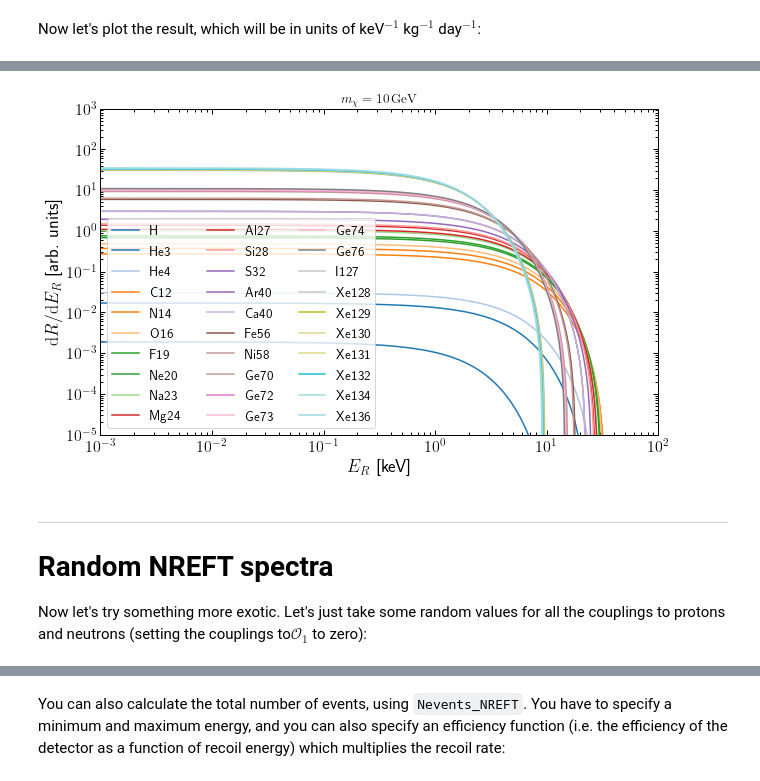
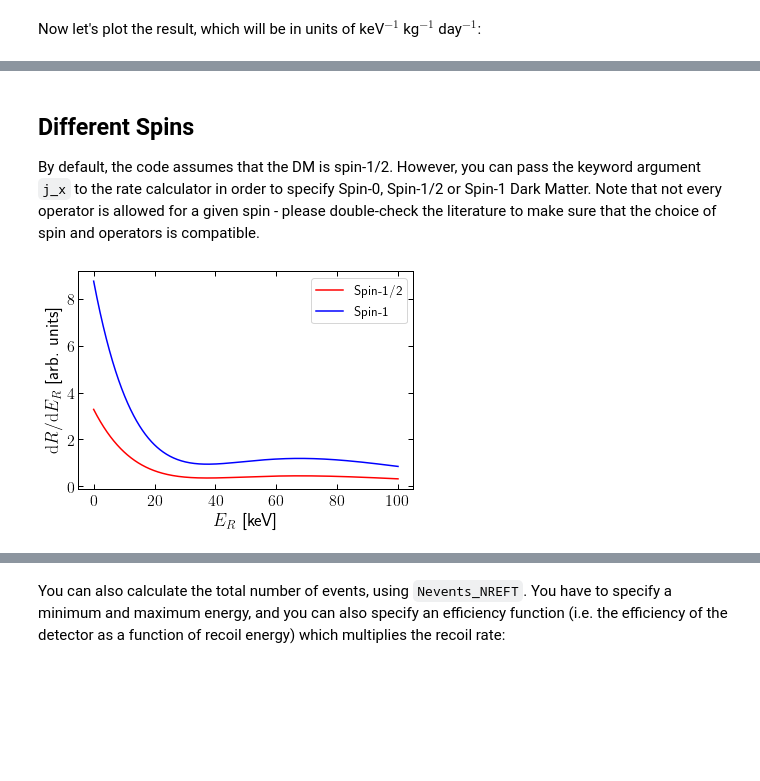
Before and after one commit to bradkav/WIMpy_NREFT, a Jupyter notebook: Examples/NREFT_example.ipynb, the cells around one changed output, grey strips where cells are left out. Saved outputs shown, nothing was run; the diff lists cells and outputs as text; code cells hidden in the pictures; blank space fills up the shorter version.

Commit message:
Added operators up to O20 and support for spin-1 DM

```diff
--- a/Examples/NREFT_example.ipynb
+++ b/Examples/NREFT_example.ipynb
@@ -210,48 +239,27 @@ pl.show()
+# %% [markdown]
+## Different Spins
+
+By default, the code assumes that the DM is spin-1/2. However, you can pass the keyword argument `j_x` to the rate calculator in order to specify Spin-0, Spin-1/2 or Spin-1 Dark Matter. Note that not every operator is allowed for a given spin - please double-check the literature to make sure that the choice of spin and operators is compatible.
 # %%
-#Spin-independent coupling
-cp_SI = np.zeros(15)
-cp_SI[0] = 2.5e-5
-
-cn_SI = 1.0*cp_SI
-
 #Spin-dependent coupling
-cp_SD = np.zeros(15)
+cp_SD = np.zeros(20)
 cp_SD[3] = 1.0
 
-cn_SD = np.zeros(15)
-cn_SD[3] = 2.5e-2
+cn_SD = np.zeros(20)
 
-m_x = 10 #DM mass in GeV
+m_x = 100 #DM mass in GeV
 
 E_list = np.logspace(-3, 2,1000)
 
-pl.figure(figsize=(10,6))
-
-#target_labs = ["O16", "Ar40", "Ge73", "Xe131"]
-target_labs = DMU.target_list
-#target_labs = ["C12", "N14","O16"]
-#target_labs = ["I127",]
-
-colors = pl.cm.tab20(np.linspace(0,1,len(target_labs)))
-for i, target in enumerate(target_labs):
-    pl.loglog(E_list, 1e-3*DMU.dRdE_NREFT(E_list, m_x, cp_SI, cn_SI, target), lw=1.5,label =target, color=colors[i])
-
+pl.figure()
+pl.plot(E_list, 1e-3*DMU.dRdE_NREFT(E_list, m_x, cp_SD, cn_SD, "Xe131", j_x = 0.5),'r-' , lw=1.5,label ='Spin-1/2')
+pl.plot(E_list, 1e-3*DMU.dRdE_NREFT(E_list, m_x, cp_SD, cn_SD, "Xe131", j_x = 1.0),'b-' , lw=1.5,label ='Spin-1')
 pl.xlabel(r'$E_R$ [keV]')
 #pl.ylabel(r'$\mathrm{d}R/\mathrm{d}E_R$ [keV$^{-1}$ kg$^{-1}$ day$^{-1}$]')
 #pl.title('Random NREFT interactions')
 pl.ylabel(r'$\mathrm{d}R/\mathrm{d}E_R$ [arb. units]')
 
-pl.xlim(1e-3, 1e2)
-pl.ylim(1e-5, 1e3)
-
-pl.title("$m_\chi = 10\,\mathrm{GeV}$")
-pl.legend(loc='best',fancybox = True, ncol=3)
-pl.savefig("../plots/SI_targets.pdf", bbox_inches="tight")
+pl.legend(loc='best',fancybox = True)
 pl.show()
 # %% [output]
-[figure, old version]
+[figure, new version]
-# %% [markdown]
-------------
-# Random NREFT spectra
-
-Now let's try something more exotic. Let's just take some random values for all the couplings to protons and neutrons (setting the couplings to$\mathcal{O}_1$ to zero):
```
Also changed, not shown: parts of 22 cells of this notebook, 12 other files.
